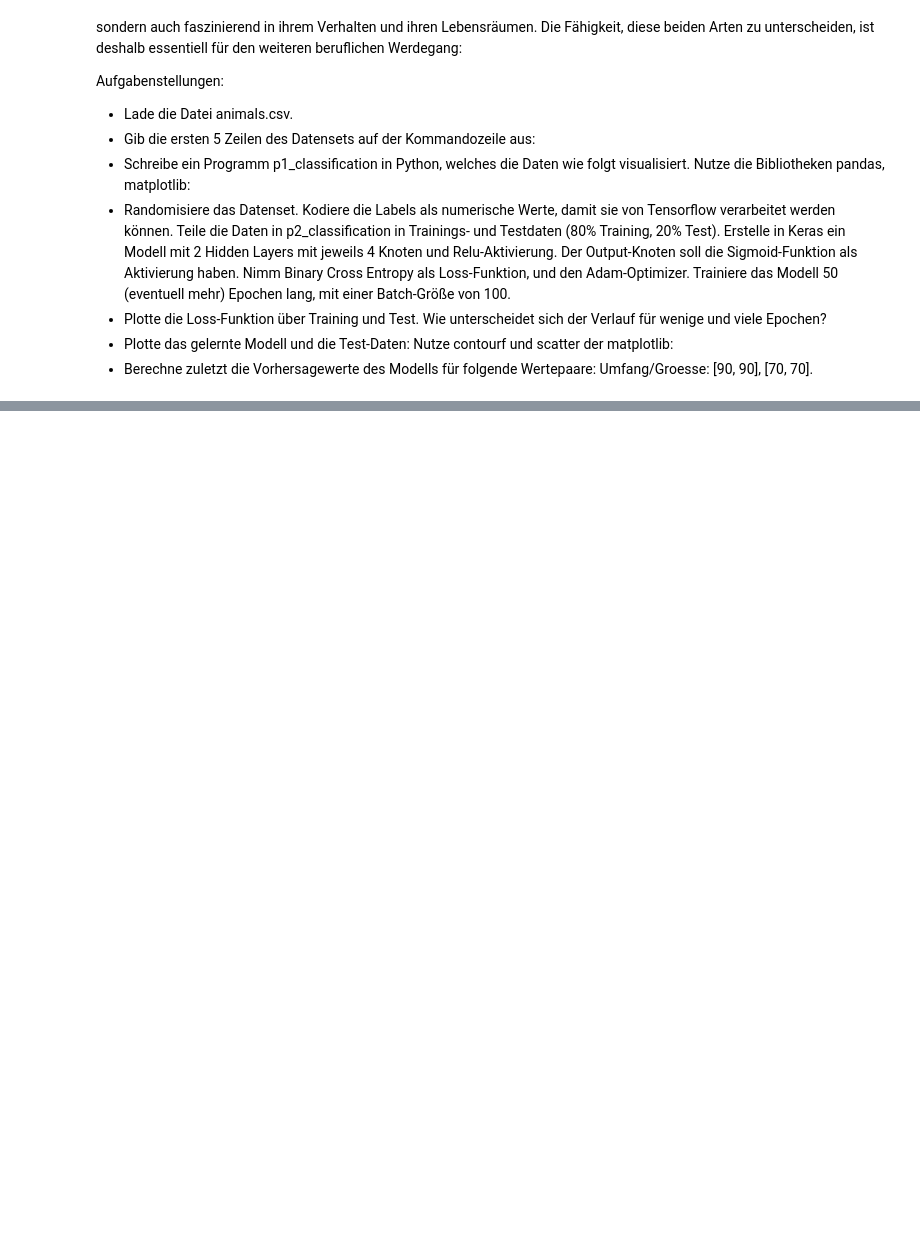
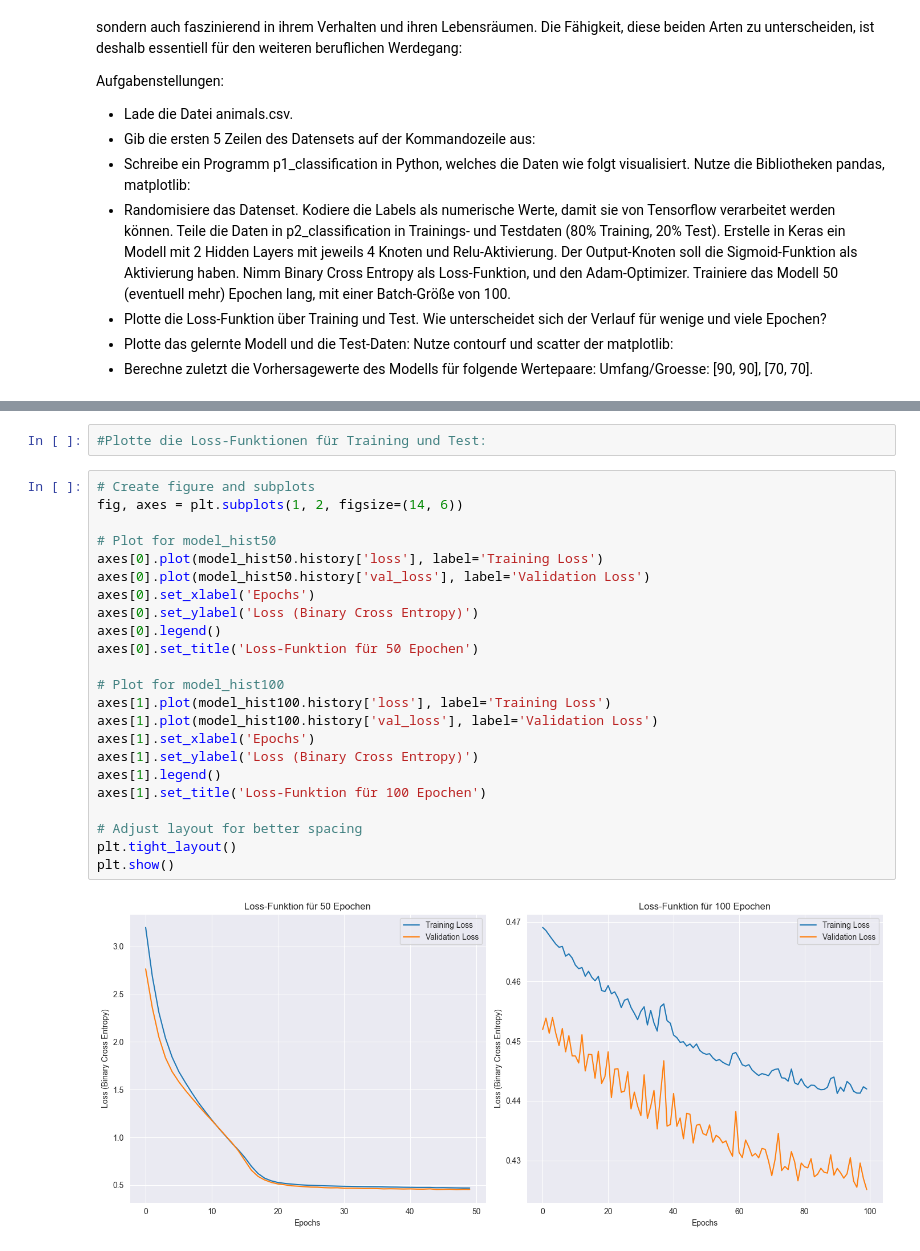
Before and after one commit to jannikseus/umwelttechnik, a Jupyter notebook: moewen_und_schafe.ipynb, the cells around one changed output, grey strips where cells are left out. Cells and saved outputs as stored; diff of their text form; blank space fills up the shorter version.

```diff
--- a/moewen_und_schafe.ipynb
+++ b/moewen_und_schafe.ipynb
@@ -13,0 +107,27 @@ Aufgabenstellungen:
+# %%
+#Plotte die Loss-Funktionen für Training und Test:
+# %%
+# Create figure and subplots
+fig, axes = plt.subplots(1, 2, figsize=(14, 6))
+
+# Plot for model_hist50
+axes[0].plot(model_hist50.history['loss'], label='Training Loss')
+axes[0].plot(model_hist50.history['val_loss'], label='Validation Loss')
+axes[0].set_xlabel('Epochs')
+axes[0].set_ylabel('Loss (Binary Cross Entropy)')
+axes[0].legend()
+axes[0].set_title('Loss-Funktion für 50 Epochen')
+
+# Plot for model_hist100
+axes[1].plot(model_hist100.history['loss'], label='Training Loss')
+axes[1].plot(model_hist100.history['val_loss'], label='Validation Loss')
+axes[1].set_xlabel('Epochs')
+axes[1].set_ylabel('Loss (Binary Cross Entropy)')
+axes[1].legend()
+axes[1].set_title('Loss-Funktion für 100 Epochen')
+
+# Adjust layout for better spacing
+plt.tight_layout()
+plt.show()
+# %% [output]
+[figure, added]
```
Also changed, not shown: parts of 8 cells of this notebook, 1 other file.
